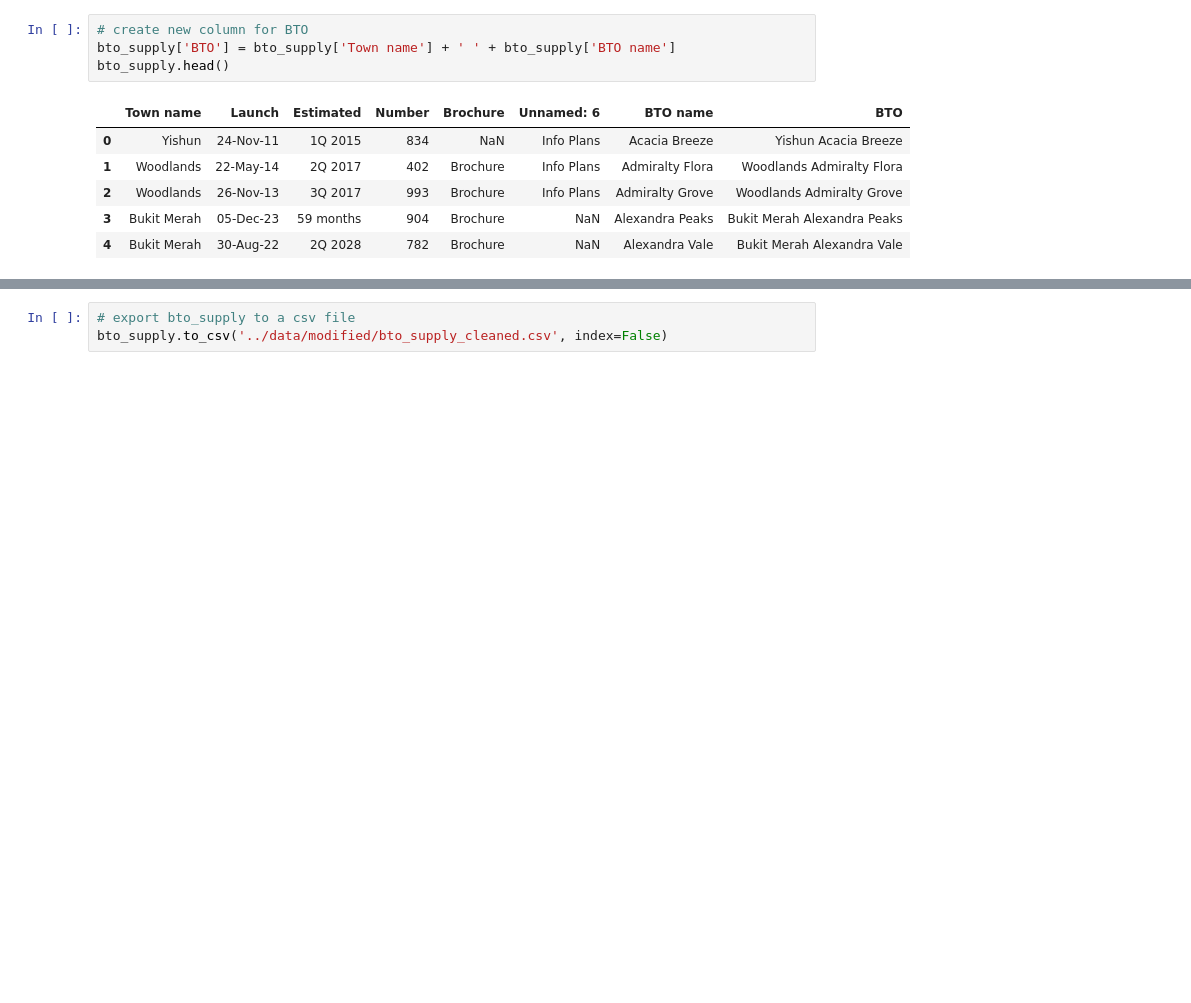
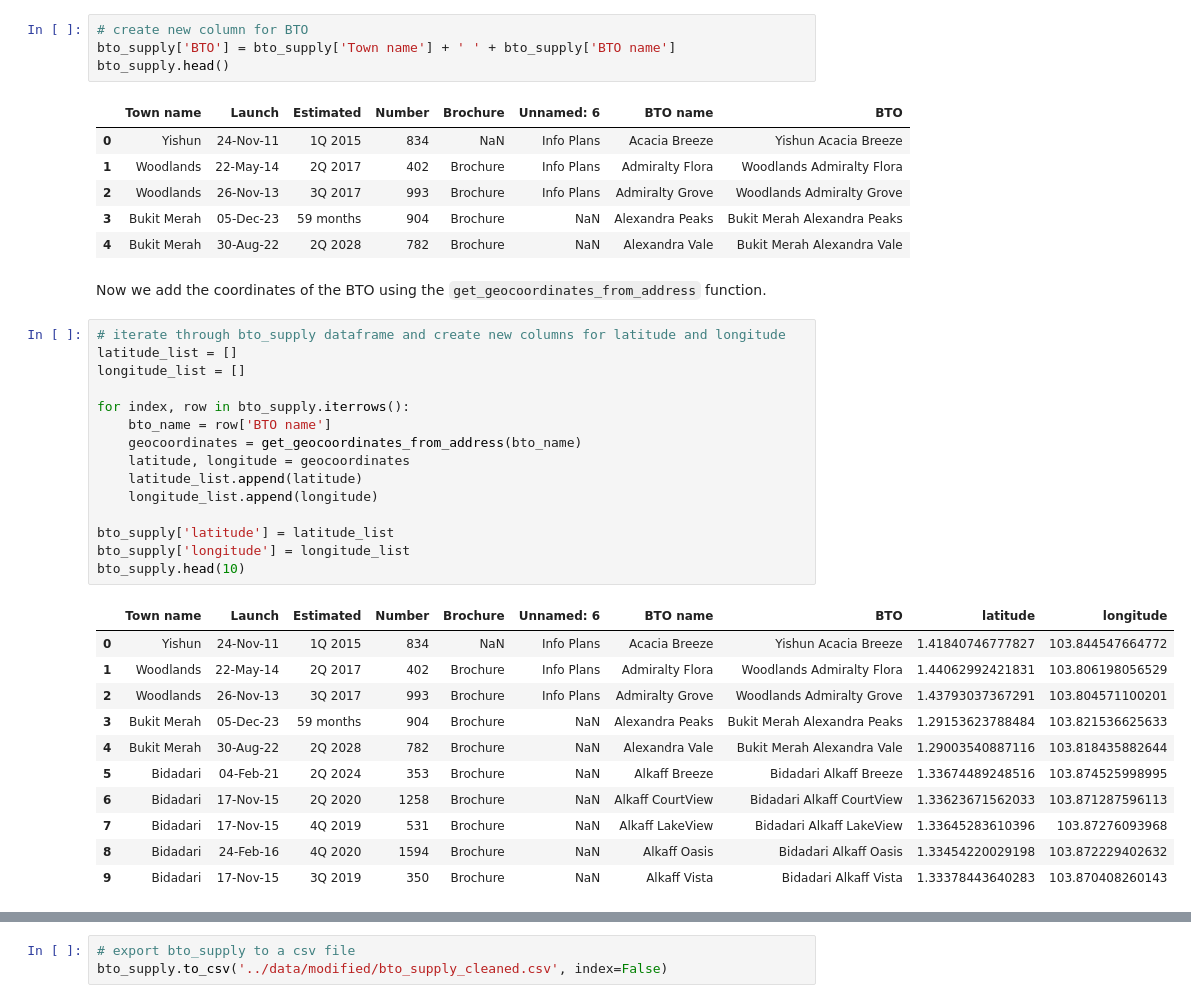
Before and after one commit to pnghaanh/Housing-Price-Time-Series-Forecasting, a Jupyter notebook: src/data_cleaning.ipynb, the cells around one changed output, grey strips where cells are left out. Saved outputs shown, nothing was run; the diff lists cells and outputs as text; blank space fills up the shorter version.

```diff
--- a/src/data_cleaning.ipynb
+++ b/src/data_cleaning.ipynb
@@ -287,3 +287,32 @@ bto_supply.head()
 | 2 | Woodlands | 26-Nov-13 | 3Q 2017 | 993 | Brochure | Info Plans | Admiralty Grove | Woodlands Admiralty Grove |
 | 3 | Bukit Merah | 05-Dec-23 | 59 months | 904 | Brochure | NaN | Alexandra Peaks | Bukit Merah Alexandra Peaks |
 | 4 | Bukit Merah | 30-Aug-22 | 2Q 2028 | 782 | Brochure | NaN | Alexandra Vale | Bukit Merah Alexandra Vale |
+# %% [markdown]
+Now we add the coordinates of the BTO using the `get_geocoordinates_from_address` function.
+# %%
+# iterate through bto_supply dataframe and create new columns for latitude and longitude
+latitude_list = []
+longitude_list = []
+
+for index, row in bto_supply.iterrows():
+    bto_name = row['BTO name']
+    geocoordinates = get_geocoordinates_from_address(bto_name)
+    latitude, longitude = geocoordinates
+    latitude_list.append(latitude)
+    longitude_list.append(longitude)
+
+bto_supply['latitude'] = latitude_list
+bto_supply['longitude'] = longitude_list
+bto_supply.head(10)
+# %% [output]
+|  | Town name | Launch | Estimated | Number | Brochure | Unnamed: 6 | BTO name | BTO | latitude | longitude |
+| 0 | Yishun | 24-Nov-11 | 1Q 2015 | 834 | NaN | Info Plans | Acacia Breeze | Yishun Acacia Breeze | 1.41840746777827 | 103.844547664772 |
+| 1 | Woodlands | 22-May-14 | 2Q 2017 | 402 | Brochure | Info Plans | Admiralty Flora | Woodlands Admiralty Flora | 1.44062992421831 | 103.806198056529 |
+| 2 | Woodlands | 26-Nov-13 | 3Q 2017 | 993 | Brochure | Info Plans | Admiralty Grove | Woodlands Admiralty Grove | 1.43793037367291 | 103.804571100201 |
+| 3 | Bukit Merah | 05-Dec-23 | 59 months | 904 | Brochure | NaN | Alexandra Peaks | Bukit Merah Alexandra Peaks | 1.29153623788484 | 103.821536625633 |
+| 4 | Bukit Merah | 30-Aug-22 | 2Q 2028 | 782 | Brochure | NaN | Alexandra Vale | Bukit Merah Alexandra Vale | 1.29003540887116 | 103.818435882644 |
+| 5 | Bidadari | 04-Feb-21 | 2Q 2024 | 353 | Brochure | NaN | Alkaff Breeze | Bidadari Alkaff Breeze | 1.33674489248516 | 103.874525998995 |
+| 6 | Bidadari | 17-Nov-15 | 2Q 2020 | 1258 | Brochure | NaN | Alkaff CourtView | Bidadari Alkaff CourtView | 1.33623671562033 | 103.871287596113 |
+| 7 | Bidadari | 17-Nov-15 | 4Q 2019 | 531 | Brochure | NaN | Alkaff LakeView | Bidadari Alkaff LakeView | 1.33645283610396 | 103.87276093968 |
+| 8 | Bidadari | 24-Feb-16 | 4Q 2020 | 1594 | Brochure | NaN | Alkaff Oasis | Bidadari Alkaff Oasis | 1.33454220029198 | 103.872229402632 |
+| 9 | Bidadari | 17-Nov-15 | 3Q 2019 | 350 | Brochure | NaN | Alkaff Vista | Bidadari Alkaff Vista | 1.33378443640283 | 103.870408260143 |
```
Also changed, not shown: parts of 7 cells of this notebook, 3 other files.
